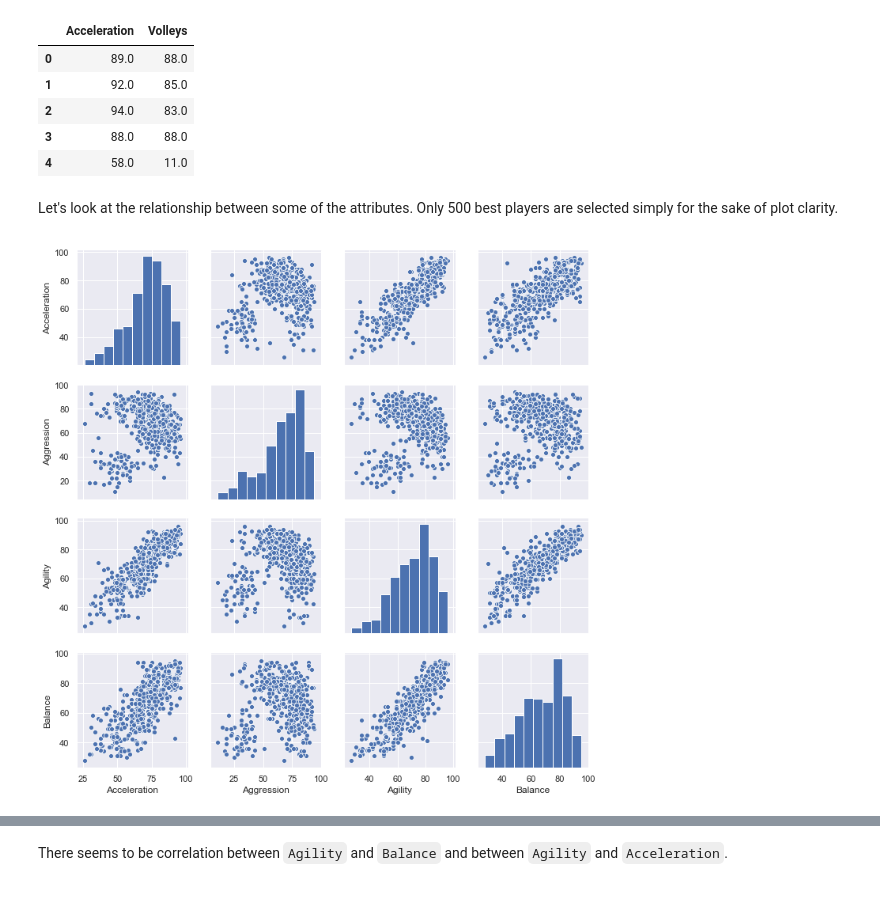
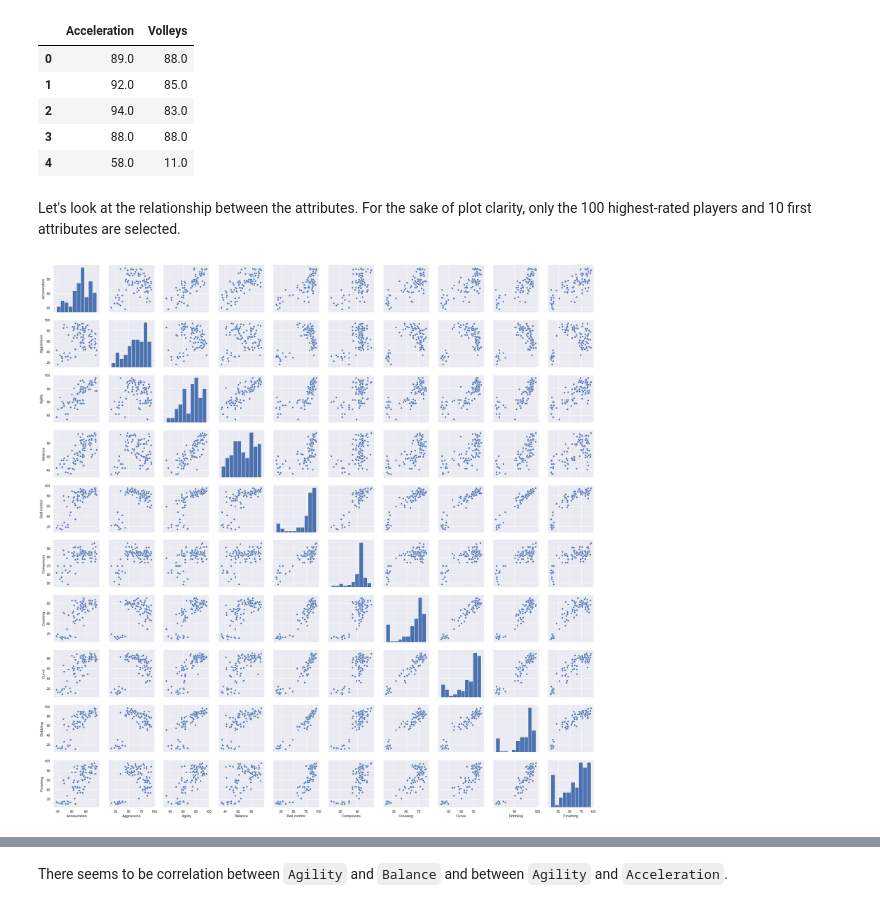
Before and after one commit to danielkari95/FIFA-18-analysis, a Jupyter notebook: FIFA 18 exploration.ipynb, the cells around one changed output, grey strips where cells are left out. Drawn from its saved outputs; the diff is of its cells as text; code cells hidden in the pictures.

```diff
--- a/FIFA 18 exploration.ipynb
+++ b/FIFA 18 exploration.ipynb
@@ -116,11 +116,13 @@ fifa18.loc[:,("Acceleration","Volleys")].head()
 | 3 | 88.0 | 88.0 |
 | 4 | 58.0 | 11.0 |
 # %% [markdown]
-Let's look at the relationship between some of the attributes. Only 500 best players are selected simply for the sake of plot clarity.
+Let's look at the relationship between the attributes. For the sake of plot clarity, only the 100 highest-rated players and 10 first attributes are selected.
+# %%
+attributes = fifa18.loc[:, "Acceleration":"Volleys"]
 # %%
 sns.set()
-sns.pairplot(fifa18.loc[:500, "Acceleration":"Balance"])
+sns.pairplot(attributes.iloc[:100, :10])
 
 plt.show()
 # %% [output]
-[figure, old version]
+[figure, new version]
```
Also changed, not shown: parts of 9 cells of this notebook, 1 other file.
